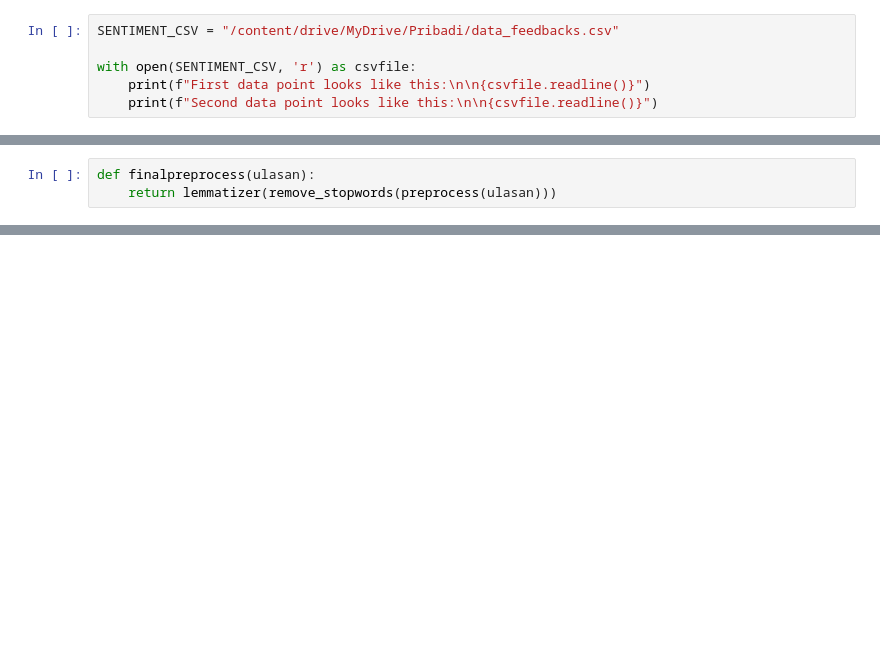
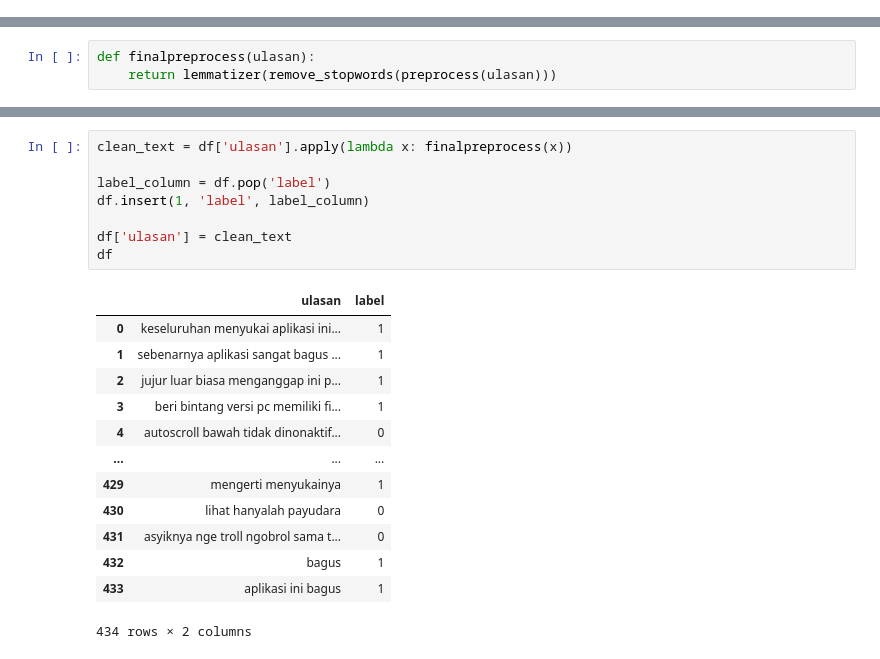
Before and after one commit to bangkit-team/IOH-chat-app, a Jupyter notebook: MachineLearning/code/feedbacks/model_review.ipynb, the cells around one changed output, grey strips where cells are left out. Saved outputs shown, nothing was run; the diff lists cells and outputs as text; blank space fills up the shorter version.

```diff
--- a/MachineLearning/code/feedbacks/model_review.ipynb
+++ b/MachineLearning/code/feedbacks/model_review.ipynb
@@ -39,6 +34,0 @@ Drive already mounted at /content/drive; to attempt to forcibly remount, call dr
-# %%
-SENTIMENT_CSV = "/content/drive/MyDrive/Pribadi/data_feedbacks.csv"
-
-with open(SENTIMENT_CSV, 'r') as csvfile:
-    print(f"First data point looks like this:\n\n{csvfile.readline()}")
-    print(f"Second data point looks like this:\n\n{csvfile.readline()}")
@@ -460,0 +157,22 @@ Negative
+# %%
+clean_text = df['ulasan'].apply(lambda x: finalpreprocess(x))
+
+label_column = df.pop('label')
+df.insert(1, 'label', label_column)
+
+df['ulasan'] = clean_text
+df
+# %% [output]
+|  | ulasan | label |
+| 0 | keseluruhan menyukai aplikasi ini... | 1 |
+| 1 | sebenarnya aplikasi sangat bagus ... | 1 |
+| 2 | jujur luar biasa menganggap ini p... | 1 |
+| 3 | beri bintang versi pc memiliki fi... | 1 |
+| 4 | autoscroll bawah tidak dinonaktif... | 0 |
+| ... | ... | ... |
+| 429 | mengerti menyukainya | 1 |
+| 430 | lihat hanyalah payudara | 0 |
+| 431 | asyiknya nge troll ngobrol sama t... | 0 |
+| 432 | bagus | 1 |
+| 433 | aplikasi ini bagus | 1 |
+434 rows × 2 columns
```
Also changed, not shown: parts of 67 cells of this notebook.
